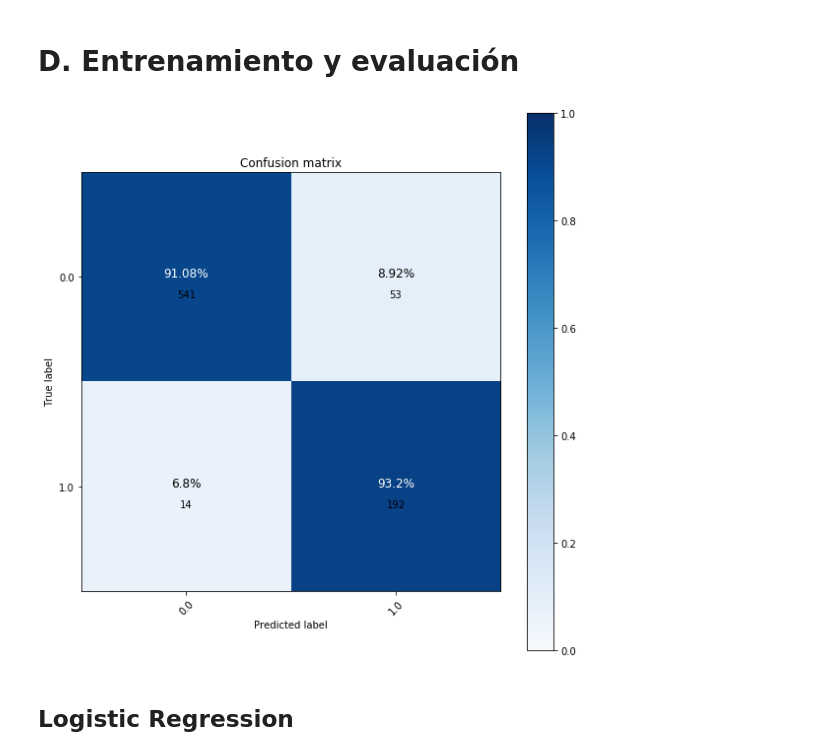
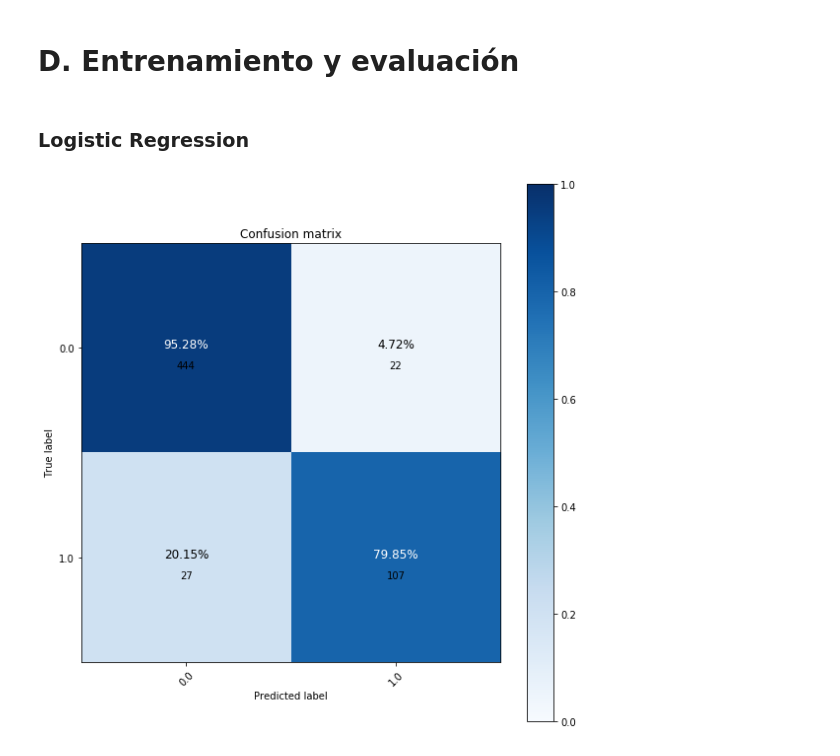
Before and after one commit to dgarridoa/T3ML, a Jupyter notebook: solucion.ipynb, the cells around one changed output. Cells and saved outputs as stored; diff of their text form; code cells hidden in the pictures.

```diff
--- a/solucion.ipynb
+++ b/solucion.ipynb
@@ -126,7 +124,8 @@ for i in range(1,7):
 # %% [markdown]
 # C. División en train-test y métricas
 # %%
-X_train, X_test, y_train, y_test = train_test_split(hog_features, labels, test_size=0.2, random_state=1, shuffle=True)
+X, X_test, y, y_test = train_test_split(hog_features, labels, test_size=0.15, random_state=1, shuffle=True)
+X_train, X_val, y_train, y_val = train_test_split(X, y, test_size=0.15/(0.7+0.15), random_state=1, shuffle=True)
 # %%
 def plot_confusion_matrix(cm, classes, title='Confusion matrix', cmap=plt.cm.Blues):
     """
@@ -190,10 +189,12 @@ def get_cm(true_labels, predicted_labels):
     return cm_fig, acc
 # %% [markdown]
 # D. Entrenamiento y evaluación
+# %% [markdown]
+### Logistic Regression
 # %%
 class MyLogisticRegression:
-    def __init__(self, learning_rate=0.1, n_iter=10000):
-        self.learning_rate = learning_rate
+    def __init__(self, eta=0.1, n_iter=10000):
+        self.eta = eta
         self.n_iter = n_iter
 
     def fit(self, X, y):
@@ -206,8 +207,8 @@ class MyLogisticRegression:
         for i in range(self.n_iter):
             r = np.dot(X, w)
             sigma = 1/(1+np.exp(-r))
-            grad = sum((X.T*(y-sigma)).T)
-            w = w+self.learning_rate*grad
+            grad = ((X.T*(y-sigma)).T).sum(axis=0)
+            w = w+self.eta*grad
         self.w = w
     def predict(self, X):
         """
@@ -220,10 +221,8 @@ class MyLogisticRegression:
 clf = MyLogisticRegression()
 clf.fit(X_train,y_train)
 # %%
-y_pred = clf.predict(X_test)
-cm_fig, acc = get_cm(y_test, y_pred)
+y_pred = clf.predict(X_val)
+cm_fig, acc = get_cm(y_val, y_pred)
 cm_fig
 # %% [output]
-[figure, old version]
+[figure, new version]
-# %% [markdown]
-## Logistic Regression
```
Also changed, not shown: parts of 13 cells of this notebook.
